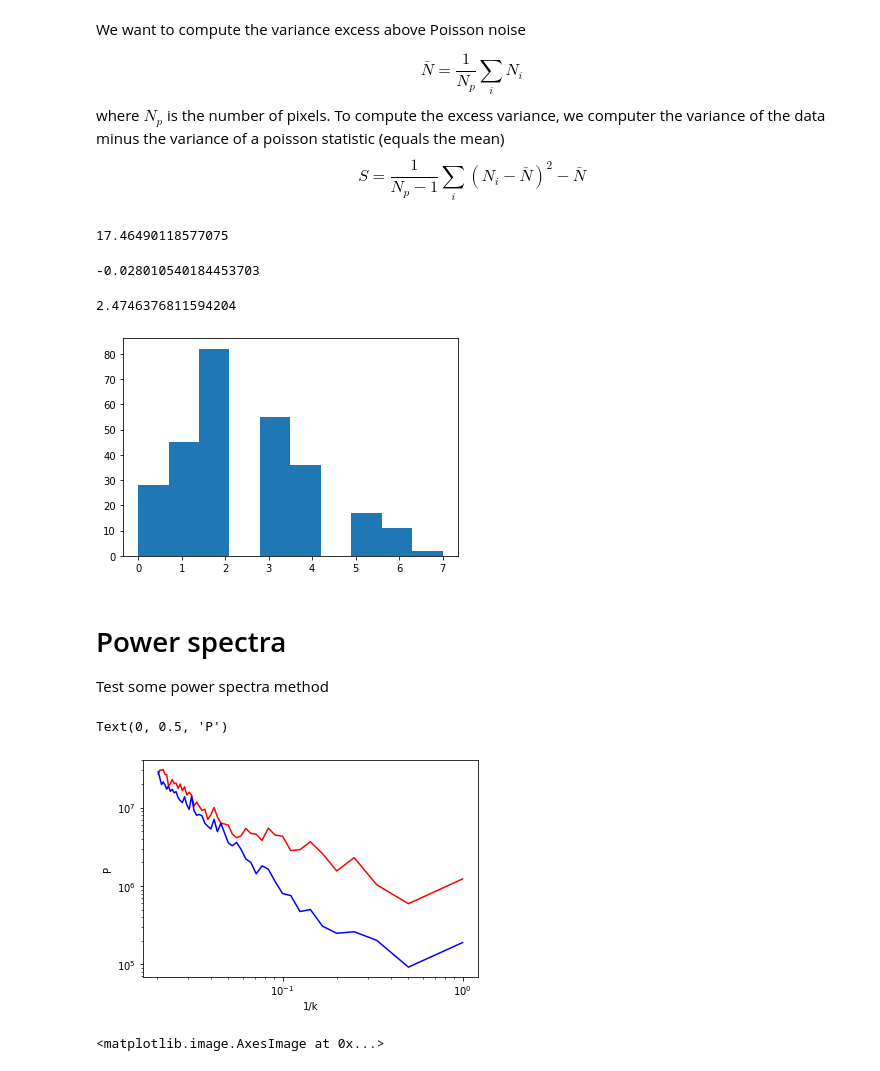
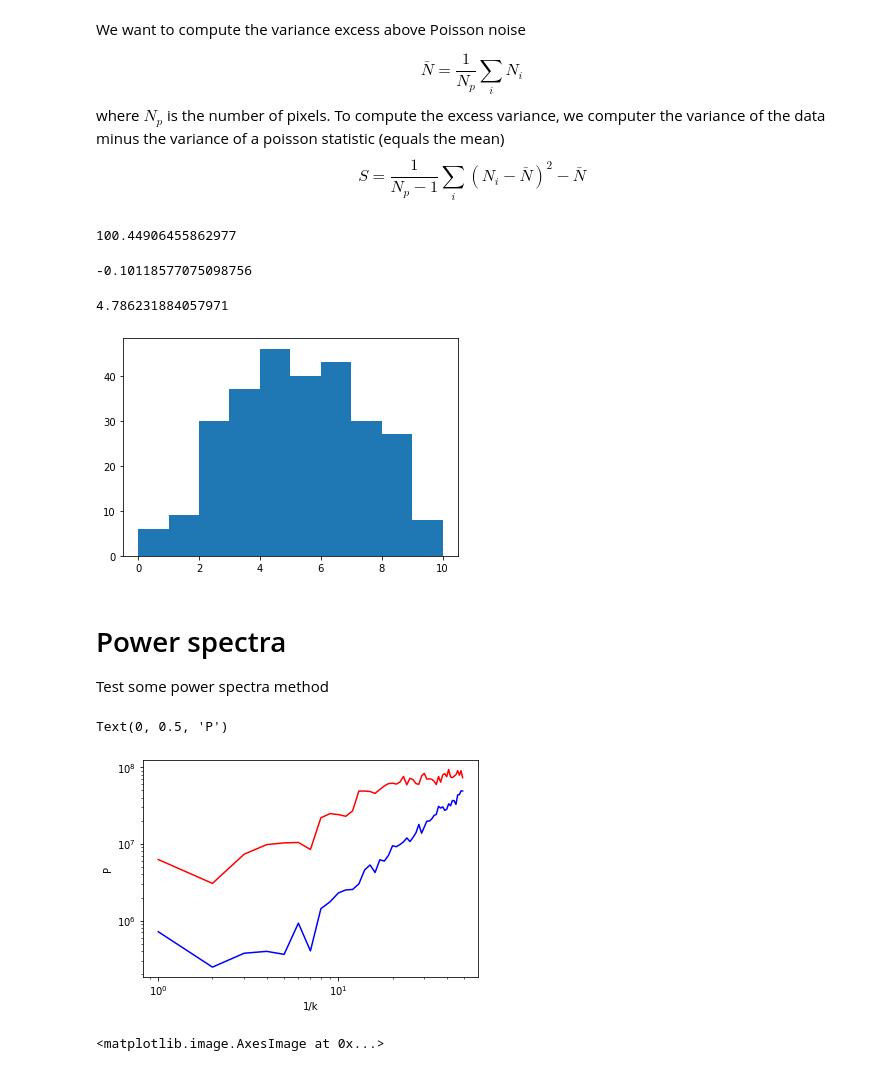
Before and after one commit to AlexandreAdam/PHY6669, a Jupyter notebook: homework1/notebooks/cell_count_method.ipynb, the cells around one changed output. Saved outputs shown, nothing was run; the diff lists cells and outputs as text; code cells hidden in the pictures.

```diff
--- a/homework1/notebooks/cell_count_method.ipynb
+++ b/homework1/notebooks/cell_count_method.ipynb
@@ -15,13 +15,13 @@ def window(r):
     radius = np.sqrt(r[:, 0]**2 + r[:, 1]**2)
     return r[radius <= 1]
 
-N_cluster = 100
+N_cluster = 200
 N_c = 10 # points per cluster
 clusters = np.array([np.random.uniform(size=N_cluster), np.random.uniform(size=N_cluster) * TWOPI]).T
 clusters = polar_to_cartesian(clusters)
 
 data = np.zeros((N_cluster * N_c, 2))
-var = 0.001
+var = 0.0001
 for c in range(N_cluster):
     data[c * N_c: (c + 1) * N_c] = np.random.multivariate_normal(mean=clusters[c], cov=var * np.eye(2), size=N_c)
 
@@ -98,19 +98,19 @@ N_bar = count.mean()
 excess_variance = count.var(ddof=1) - N_bar
 excess_variance
 # %% [output]
-17.46490118577075
+100.44906455862977
 # %%
 N_bar_u = count_u.mean()
 excess_variance_u = count_u.var(ddof=1) - N_bar_u
 excess_variance_u
 # %% [output]
--0.028010540184453703
+-0.10118577075098756
 # %%
 plt.hist(count_u)
 N_bar_u
 # %% [output]
-2.4746376811594204
+4.786231884057971
-[figure, old version]
+[figure, new version]
 # %% [markdown]
 # Power spectra
 
@@ -140,15 +140,15 @@ def power_spectra_from_image(image):
 # %%
 k, P = power_spectra_from_image(image)
 k_u, P_u = power_spectra_from_image(image_u)
-plt.plot(1/k, P, "-r")
-plt.plot(1/k_u, P_u, "-b")
+plt.plot(k, P, "-r")
+plt.plot(k_u, P_u, "-b")
 plt.yscale("log")
 plt.xscale("log")
 plt.xlabel("1/k")
 plt.ylabel("P")
 # %% [output]
 Text(0, 0.5, 'P')
-[figure, old version]
+[figure, new version]
 # %%
 import matplotlib.image as mpimg
 
```
Also changed, not shown: parts of 12 cells of this notebook, 20 other files.
